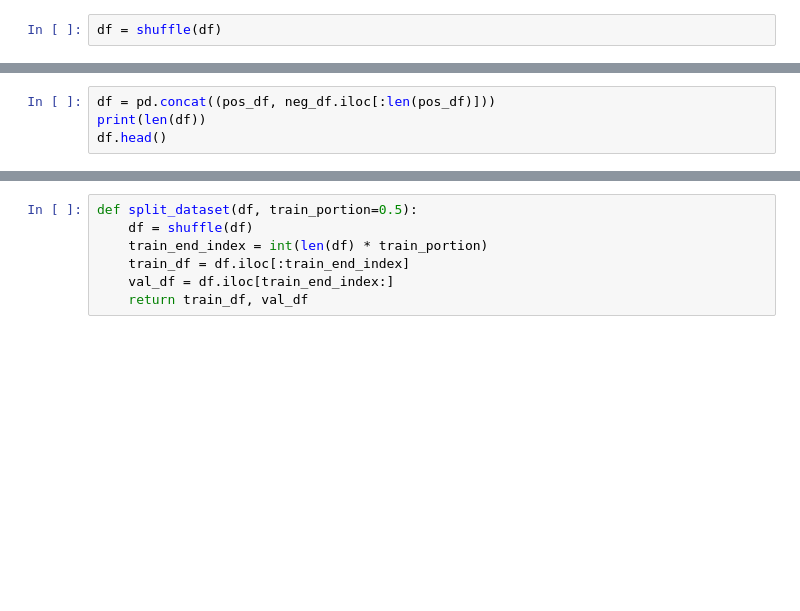
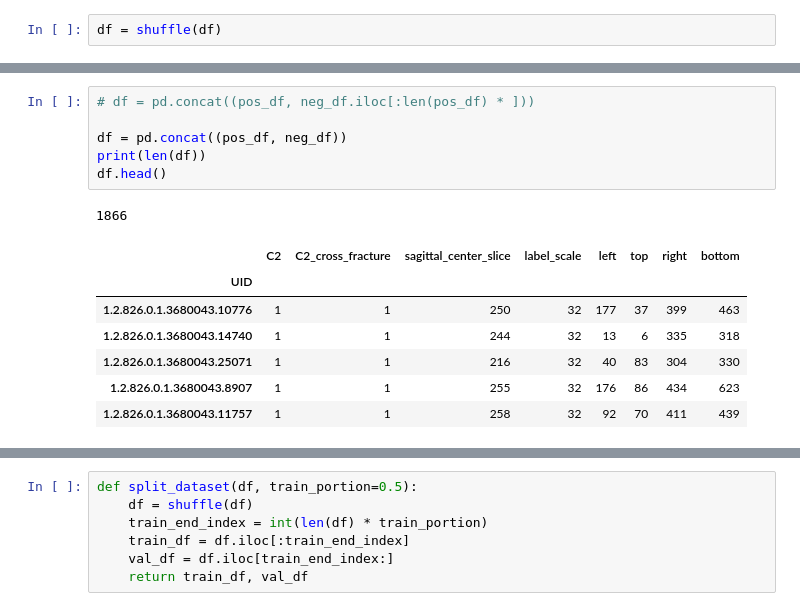
Before and after one commit to ghty011/cervical_spine, a Jupyter notebook: train/train_sagittal_c2_center.ipynb, the cells around one changed output, grey strips where cells are left out. Cells and saved outputs as stored; diff of their text form; blank space fills up the shorter version.

```diff
--- a/train/train_sagittal_c2_center.ipynb
+++ b/train/train_sagittal_c2_center.ipynb
@@ -82,7 +101,18 @@ print(len(pos_df), len(neg_df))
 # %%
-df = pd.concat((pos_df, neg_df.iloc[:len(pos_df)]))
+# df = pd.concat((pos_df, neg_df.iloc[:len(pos_df) * ]))
+
+df = pd.concat((pos_df, neg_df))
 print(len(df))
 df.head()
+# %% [output]
+1866
+|  | C2 | C2_cross_fracture | sagittal_center_slice | label_scale | left | top | right | bottom |
+| UID |  |  |  |  |  |  |  |  |
+| 1.2.826.0.1.3680043.10776 | 1 | 1 | 250 | 32 | 177 | 37 | 399 | 463 |
+| 1.2.826.0.1.3680043.14740 | 1 | 1 | 244 | 32 | 13 | 6 | 335 | 318 |
+| 1.2.826.0.1.3680043.25071 | 1 | 1 | 216 | 32 | 40 | 83 | 304 | 330 |
+| 1.2.826.0.1.3680043.8907 | 1 | 1 | 255 | 32 | 176 | 86 | 434 | 623 |
+| 1.2.826.0.1.3680043.11757 | 1 | 1 | 258 | 32 | 92 | 70 | 411 | 439 |
 # %%
 class SagittalDataset(Dataset):
     def __init__(self, df, image_dir, mask_dir, transform=None):
```
Also changed, not shown: parts of 18 cells of this notebook.
